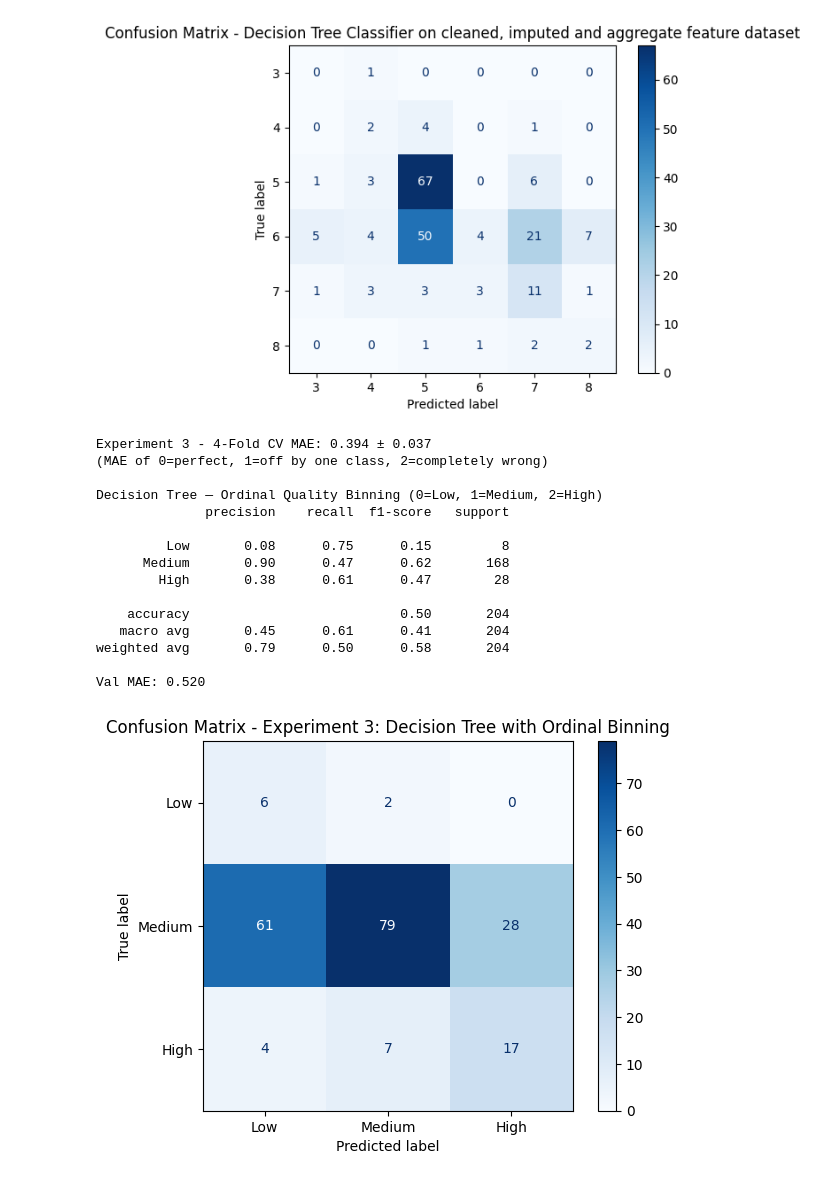
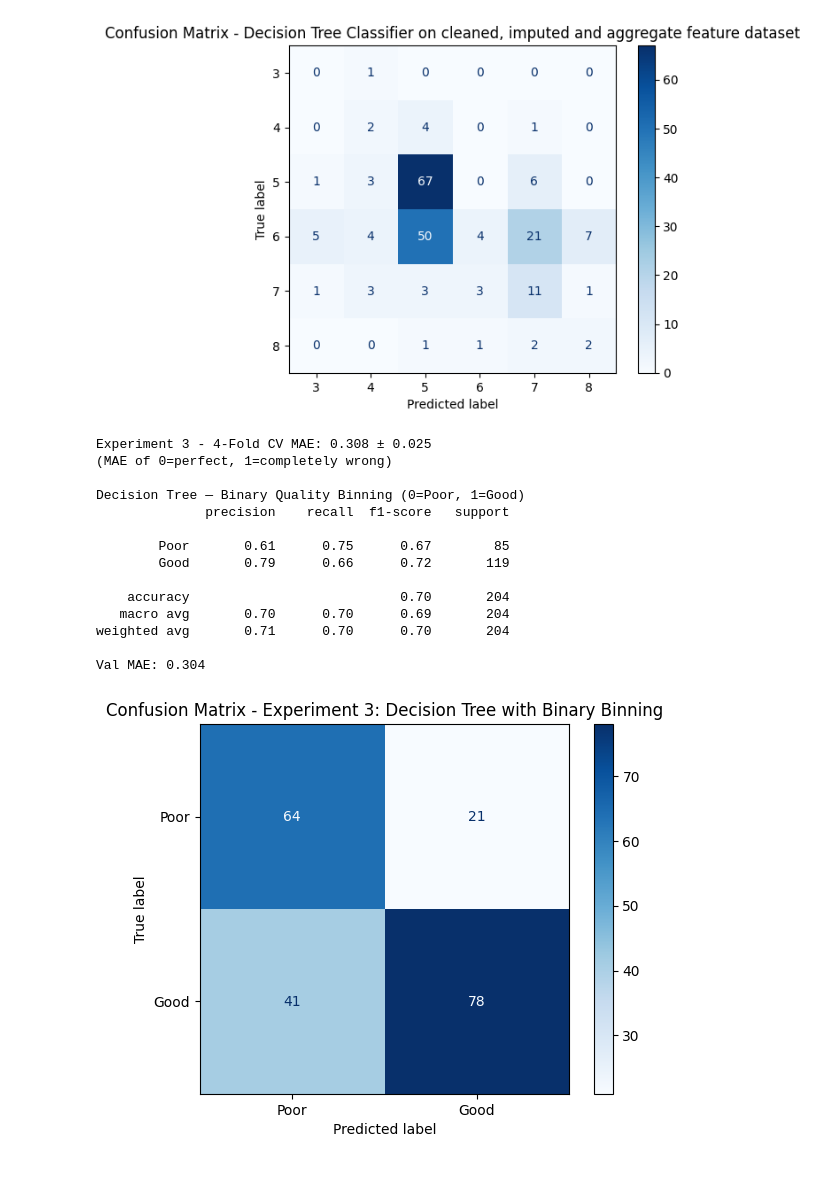
Before and after one commit to JCoji/DataScienceA2, a Jupyter notebook: A3 - Jonthan Cojita, Lucas Gavura.ipynb, the cells around one changed output. Drawn from its saved outputs; the diff is of its cells as text; code cells hidden in the pictures.

Commit message:
Better binning (Poor/Good)

```diff
--- a/A3 - Jonthan Cojita, Lucas Gavura.ipynb
+++ b/A3 - Jonthan Cojita, Lucas Gavura.ipynb
@@ -170,16 +171,14 @@ plt.show()
 train_df_imputed['total acidity'] = train_df_imputed['fixed acidity'] + train_df_imputed['volatile acidity']
 train_df_imputed['chemical balance'] = train_df_imputed['citric acid'] / (train_df_imputed['fixed acidity'] + train_df_imputed['volatile acidity'])
 # %%
-#Cleaned dataset with ordinal quality binning: Low=0 (3-4), Medium=1 (5-6), High=2 (7-8)
+#Cleaned dataset with binary quality binning: Poor=0 (1-5), Good=1 (6-10)
 train_df_binned = train_df_imputed.copy()
 
 def quality_bin(quality):
     if quality <= 5:
-        return 0  # Low
-    elif quality == 6:
-        return 1  # Medium
+        return 0  # Poor
     else:
-        return 2  # High
+        return 1  # Good
 
 train_df_binned['quality_bin'] = train_df_binned['quality'].apply(quality_bin)
 # %%
@@ -282,15 +278,12 @@ Decision Tree Classifier on cleaned, imputed and aggregate feature dataset
 weighted avg       0.47      0.42      0.34       204
 [figure]
 # %%
-#Experiment 3: Decision Tree Classifier with ordinal quality binning (0=Low, 1=Medium, 2=High)
-from sklearn.model_selection import StratifiedKFold
-from sklearn.metrics import make_scorer, mean_absolute_error
+#Experiment 3: Decision Tree Classifier with binary quality binning (0=Poor, 1=Good)
 
 dt_binned = DecisionTreeClassifier(
     max_depth=5,
     min_samples_split=20,
     min_samples_leaf=10,
-    class_weight='balanced',
     random_state=42
 )
 
@@ -299,47 +292,46 @@ feature_cols = [c for c in val_df_binned.columns if c not in ['quality', 'qualit
 #Build train_reduced_binned for CV
 train_reduced_binned = train_reduced.copy()
 train_reduced_binned['total acidity'] = train_reduced_binned['fixed acidity'] + train_reduced_binned['volatile acidity']
 train_reduced_binned['chemical balance'] = train_reduced_binned['citric acid'] / (train_reduced_binned['fixed acidity'] + train_reduced_binned['volatile acidity'])
 train_reduced_binned['quality_bin'] = train_reduced_binned['quality'].apply(quality_bin)
 
 X3 = train_reduced_binned[feature_cols]
 y3 = train_reduced_binned['quality_bin']
 
 cv = StratifiedKFold(n_splits=4, shuffle=True, random_state=42)
 mae_scorer = make_scorer(mean_absolute_error, greater_is_better=False)
 
 cv_scores_3 = cross_val_score(dt_binned, X3, y3, cv=cv, scoring=mae_scorer)
 print(f"Experiment 3 - 4-Fold CV MAE: {-cv_scores_3.mean():.3f} ± {cv_scores_3.std():.3f}")
-print("(MAE of 0=perfect, 1=off by one class, 2=completely wrong)")
+print("(MAE of 0=perfect, 1=completely wrong)")
 
 #Train on train_df_binned, evaluate on val_df_binned
 dt_binned.fit(train_df_binned[feature_cols], train_df_binned['quality_bin'])
 val_preds_dt_binned = dt_binned.predict(val_df_binned[feature_cols])
 
-print("\nDecision Tree — Ordinal Quality Binning (0=Low, 1=Medium, 2=High)")
+print("\nDecision Tree — Binary Quality Binning (0=Poor, 1=Good)")
 print(classification_report(val_df_binned['quality_bin'], val_preds_dt_binned,
-                             target_names=['Low', 'Medium', 'High']))
+                             target_names=['Poor', 'Good']))
 print(f"Val MAE: {mean_absolute_error(val_df_binned['quality_bin'], val_preds_dt_binned):.3f}")
 
 cm_binned = confusion_matrix(val_df_binned['quality_bin'], val_preds_dt_binned)
-ConfusionMatrixDisplay(confusion_matrix=cm_binned, display_labels=['Low', 'Medium', 'High']).plot(cmap=plt.cm.Blues)
-plt.title("Confusion Matrix - Experiment 3: Decision Tree with Ordinal Binning")
+ConfusionMatrixDisplay(confusion_matrix=cm_binned, display_labels=['Poor', 'Good']).plot(cmap=plt.cm.Blues)
+plt.title("Confusion Matrix - Experiment 3: Decision Tree with Binary Binning")
 plt.show()
 # %% [output]
-Experiment 3 - 4-Fold CV MAE: 0.394 ± 0.037
-(MAE of 0=perfect, 1=off by one class, 2=completely wrong)
+Experiment 3 - 4-Fold CV MAE: 0.308 ± 0.025
+(MAE of 0=perfect, 1=completely wrong)
 
-Decision Tree — Ordinal Quality Binning (0=Low, 1=Medium, 2=High)
+Decision Tree — Binary Quality Binning (0=Poor, 1=Good)
               precision    recall  f1-score   support
 
-         Low       0.08      0.75      0.15         8
-      Medium       0.90      0.47      0.62       168
-        High       0.38      0.61      0.47        28
+        Poor       0.61      0.75      0.67        85
+        Good       0.79      0.66      0.72       119
 
-    accuracy                           0.50       204
-   macro avg       0.45      0.61      0.41       204
-weighted avg       0.79      0.50      0.58       204
+    accuracy                           0.70       204
+   macro avg       0.70      0.70      0.69       204
+weighted avg       0.71      0.70      0.70       204
 
-Val MAE: 0.520
+Val MAE: 0.304
-[figure, old version]
+[figure, new version]
 # %%
```
Also changed, not shown: parts of 3 cells of this notebook.
